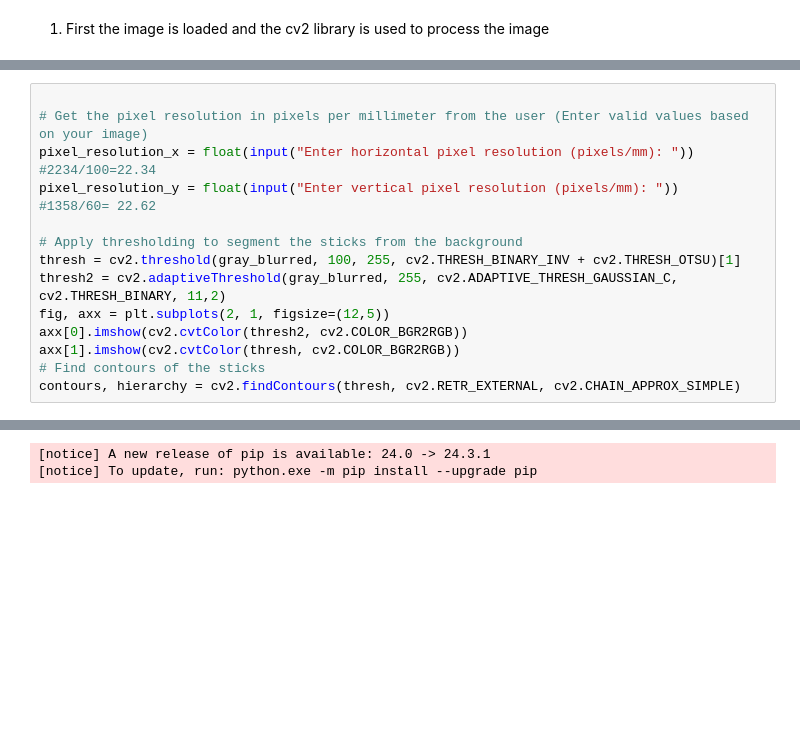
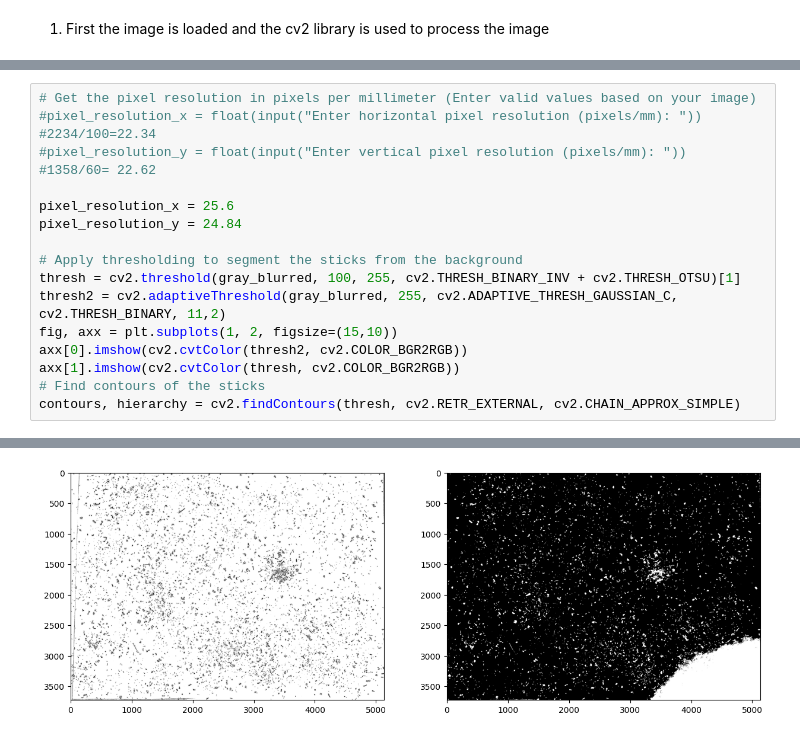
Before and after one commit to joaquinaicrag/UNIBS, a Jupyter notebook: Paper1-YMporousmat/count_grains/extrafine/count_grain.ipynb, the cells around one changed output, grey strips where cells are left out. Drawn from its saved outputs; the diff is of its cells as text; blank space fills up the shorter version.

```diff
--- a/Paper1-YMporousmat/count_grains/extrafine/count_grain.ipynb
+++ b/Paper1-YMporousmat/count_grains/extrafine/count_grain.ipynb
@@ -28,13 +35,15 @@ error: OpenCV(4.9.0) D:\a\opencv-python\opencv-python\opencv\modules\imgproc\src
 # %%
+# Get the pixel resolution in pixels per millimeter (Enter valid values based on your image)
+#pixel_resolution_x = float(input("Enter horizontal pixel resolution (pixels/mm): ")) #2234/100=22.34
+#pixel_resolution_y = float(input("Enter vertical pixel resolution (pixels/mm): "))   #1358/60= 22.62
 
-# Get the pixel resolution in pixels per millimeter from the user (Enter valid values based on your image)
-pixel_resolution_x = float(input("Enter horizontal pixel resolution (pixels/mm): ")) #2234/100=22.34
-pixel_resolution_y = float(input("Enter vertical pixel resolution (pixels/mm): "))   #1358/60= 22.62
+pixel_resolution_x = 25.6
+pixel_resolution_y = 24.84
 
 # Apply thresholding to segment the sticks from the background
 thresh = cv2.threshold(gray_blurred, 100, 255, cv2.THRESH_BINARY_INV + cv2.THRESH_OTSU)[1]
 thresh2 = cv2.adaptiveThreshold(gray_blurred, 255, cv2.ADAPTIVE_THRESH_GAUSSIAN_C, cv2.THRESH_BINARY, 11,2)
-fig, axx = plt.subplots(2, 1, figsize=(12,5))
+fig, axx = plt.subplots(1, 2, figsize=(15,10))
 axx[0].imshow(cv2.cvtColor(thresh2, cv2.COLOR_BGR2RGB))
 axx[1].imshow(cv2.cvtColor(thresh, cv2.COLOR_BGR2RGB))
 # Find contours of the sticks
@@ -60,2 +52 @@ Successfully installed seaborn-0.13.2
-[notice] A new release of pip is available: 24.0 -> 24.3.1
-[notice] To update, run: python.exe -m pip install --upgrade pip
+[figure, added]
```
Also changed, not shown: parts of 3 cells of this notebook.
